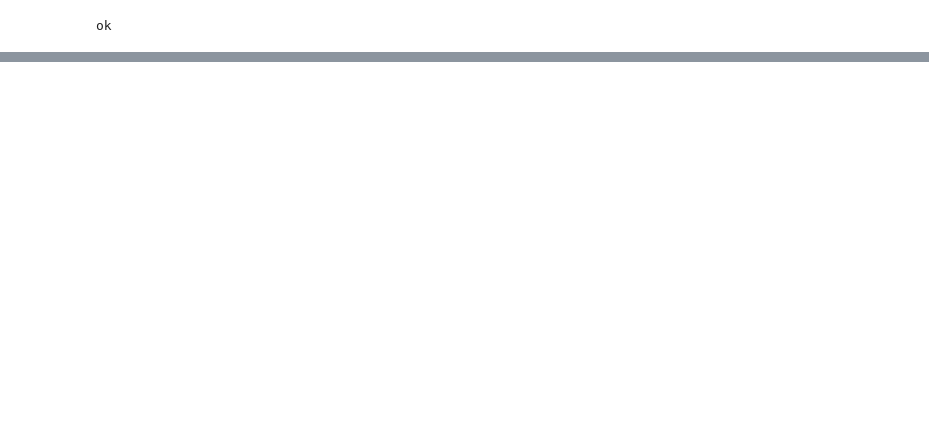
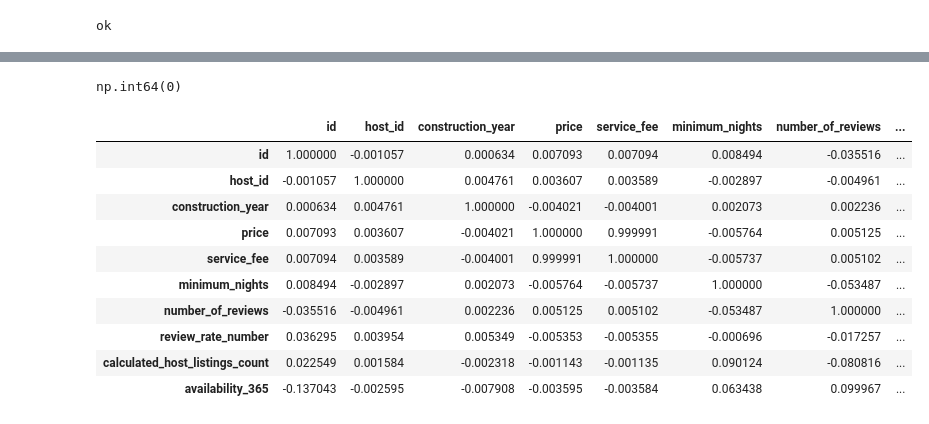
Before and after one commit to YounesBensafia/data-cleaning-nyc-airbnb, a Jupyter notebook: data_pre.ipynb, the cells around one changed output, grey strips where cells are left out. Cells and saved outputs as stored; diff of their text form; code cells hidden in the pictures; blank space fills up the shorter version.

```diff
--- a/data_pre.ipynb
+++ b/data_pre.ipynb
@@ -331,0 +359,8 @@ Length: 1151, dtype: Int64
+# %%
+df['service fee'] = (
+    df['service fee']
+    .str.replace('$', '', regex=False)
+    .str.replace(',', '', regex=False)
+    .str.strip()
+    .astype('float64')
+)
@@ -331,0 +387,3 @@ Length: 1151, dtype: Int64
+# %%
+category_columns = ['room type', 'host_identity_verified', 'cancellation_policy']
+df[category_columns] = df[category_columns].astype('category')
@@ -331,0 +410,38 @@ Length: 1151, dtype: Int64
+# %%
+df.rename(columns={
+    'NAME': 'name',
+    'Construction year': 'construction_year',
+    'neighbourhood group': 'neighbourhood_group',
+    'room type': 'room_type',
+    'service fee': 'service_fee',
+    'minimum nights': 'minimum_nights',
+    'number of reviews':'number_of_reviews',
+    'review rate number':'review_rate_number',
+    'calculated host listings count': 'calculated_host_listings_count',
+    'availability 365':'availability_365',
+    'host id': 'host_id'
+}, inplace=True)
+# %%
+df['neighbourhood_group'] = df['neighbourhood_group'].astype('category')
+# %%
+(df['minimum_nights'] <= 0).sum()
+(df['availability_365'] < 0).sum()
+(df['availability_365'] > 365).sum()
+(df['review_rate_number'] > 5).sum()
+(df['construction_year'] < 1800).sum()
+# %% [output]
+np.int64(0)
+# %%
+df.corr(numeric_only=True)
+# %% [output]
+|  | id | host_id | construction_year | price | service_fee | minimum_nights | number_of_reviews | ... |
+| id | 1.000000 | -0.001057 | 0.000634 | 0.007093 | 0.007094 | 0.008494 | -0.035516 | ... |
+| host_id | -0.001057 | 1.000000 | 0.004761 | 0.003607 | 0.003589 | -0.002897 | -0.004961 | ... |
+| construction_year | 0.000634 | 0.004761 | 1.000000 | -0.004021 | -0.004001 | 0.002073 | 0.002236 | ... |
+| price | 0.007093 | 0.003607 | -0.004021 | 1.000000 | 0.999991 | -0.005764 | 0.005125 | ... |
+| service_fee | 0.007094 | 0.003589 | -0.004001 | 0.999991 | 1.000000 | -0.005737 | 0.005102 | ... |
+| minimum_nights | 0.008494 | -0.002897 | 0.002073 | -0.005764 | -0.005737 | 1.000000 | -0.053487 | ... |
+| number_of_reviews | -0.035516 | -0.004961 | 0.002236 | 0.005125 | 0.005102 | -0.053487 | 1.000000 | ... |
+| review_rate_number | 0.036295 | 0.003954 | 0.005349 | -0.005353 | -0.005355 | -0.000696 | -0.017257 | ... |
+| calculated_host_listings_count | 0.022549 | 0.001584 | -0.002318 | -0.001143 | -0.001135 | 0.090124 | -0.080816 | ... |
+| availability_365 | -0.137043 | -0.002595 | -0.007908 | -0.003595 | -0.003584 | 0.063438 | 0.099967 | ... |
```
Also changed, not shown: parts of 14 cells of this notebook, 3 other files.
